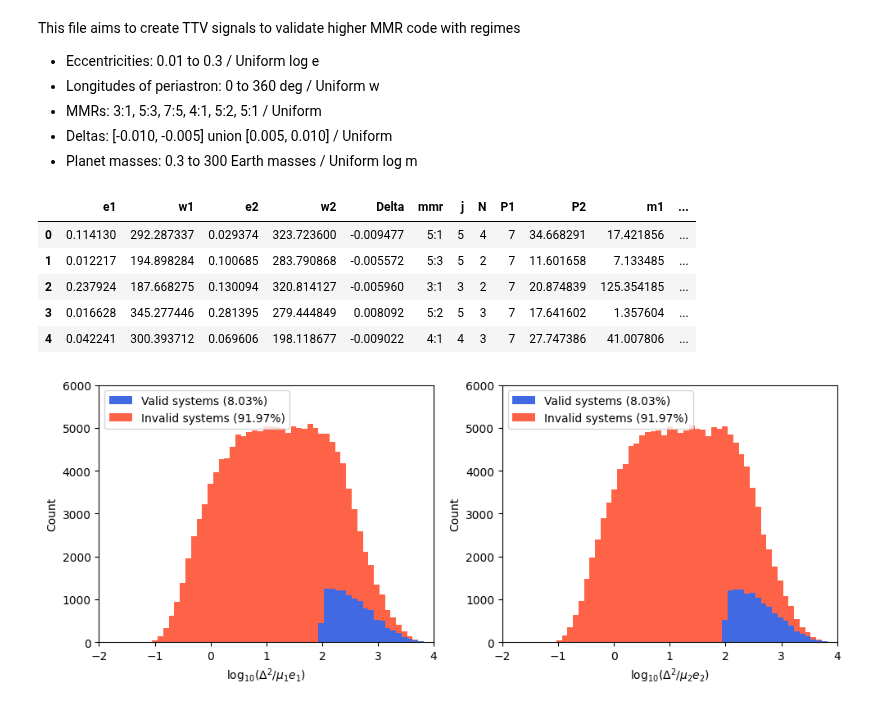
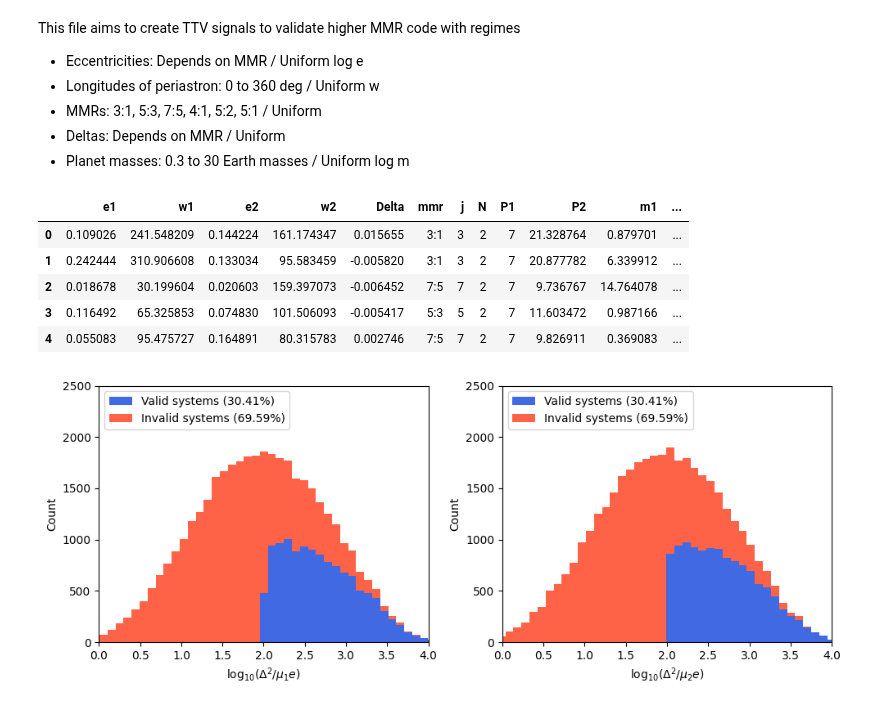
Before and after one commit to chatdanai-s/NATSUME, a Jupyter notebook: validation/2nd_order_TTVFast/create_params_deckagol.ipynb, the cells around one changed output. Drawn from its saved outputs; the diff is of its cells as text; code cells hidden in the pictures.

Commit message:
Dynamic e/Delta sampling in TTVFast validation

```diff
--- a/validation/2nd_order_TTVFast/create_params_deckagol.ipynb
+++ b/validation/2nd_order_TTVFast/create_params_deckagol.ipynb
@@ -18,32 +18,48 @@ from matplotlib.ticker import ScalarFormatter
 import tqdm
 # %% [markdown]
 This file aims to create TTV signals to validate higher MMR code with regimes
-- Eccentricities: 0.01 to 0.3 / Uniform log e
+- Eccentricities: Depends on MMR / Uniform log e
 - Longitudes of periastron: 0 to 360 deg / Uniform w
 - MMRs: 3:1, 5:3, 7:5, 4:1, 5:2, 5:1 / Uniform
-- Deltas: [-0.010, -0.005] union [0.005, 0.010] / Uniform
-- Planet masses: 0.3 to 300 Earth masses / Uniform log m
+- Deltas: Depends on MMR / Uniform
+- Planet masses: 0.3 to 30 Earth masses / Uniform log m
 # %%
-# Create 150k samples
-size = 150000
+# Create 40k samples
+size = 40000
 mstar = 1
 
-e1 = 10 ** np.random.uniform(low=-2, high=-0.5, size=size)
-e2 = 10 ** np.random.uniform(low=-2, high=-0.5, size=size)
-w1 = np.random.uniform(low=0, high=360, size=size)
-w2 = np.random.uniform(low=0, high=360, size=size)
-
-mmr = np.random.choice(['3:1', '5:3', '7:5', '4:1', '5:2', '5:1'], size=size)
+# MMR -> j, N Sampling
+mmr_list = ['3:1', '5:3', '7:5', '4:1', '5:2', '5:1']
+mmr = np.random.choice(mmr_list, size=size)
 mmrparts = np.char.split(mmr, ':')  # Extract j:j-N
 j = np.array([int(p[0]) for p in mmrparts])
 N = np.array([int(p[0]) - int(p[1]) for p in mmrparts])
 
-Delta = np.random.uniform(low=0.005, high=0.010, size=size) * np.random.choice([-1, 1], size=size)
+# Dynamic Delta sampling
+mmr_conds = [(mmr == ratio) for ratio in mmr_list]
+Delta_mins = [0.005, 0.005, 0.0025, 0.005, 0.005, 0.015]
+Delta_maxes = [0.020, 0.015, 0.0075, 0.020, 0.015, 0.030]
+
+Delta_low = np.select(mmr_conds, [mn for mn in Delta_mins], default=0.05)
+Delta_high = np.select(mmr_conds, [mx for mx in Delta_maxes], default=0.10)
+Delta = np.random.uniform(low=Delta_low, high=Delta_high, size=size) * np.random.choice([-1, 1], size=size)
+
+# Dynamic e sampling
+loge_mins = [-2, -2, -2, -1.5, -1.5, -1.3]
+loge_low = np.select(mmr_conds, [loge for loge in loge_mins], default=-2)
+loge_high = -0.5
+
+e1 = 10 ** np.random.uniform(low=loge_low, high=loge_high, size=size)
+e2 = 10 ** np.random.uniform(low=loge_low, high=loge_high, size=size)
+w1 = np.random.uniform(low=0, high=360, size=size)
+w2 = np.random.uniform(low=0, high=360, size=size)
+
+# Everything else
 P1 = 7
 P2 = P1 * (Delta + 1) * j / (j-N)
 
-m1 = 10 ** np.random.uniform(low=-0.5, high=2.5, size=size)
-m2 = 10 ** np.random.uniform(low=-0.5, high=2.5, size=size)
+m1 = 10 ** np.random.uniform(low=-0.5, high=1.5, size=size)
+m2 = 10 ** np.random.uniform(low=-0.5, high=1.5, size=size)
 
 mu1 = (m1 * u.M_earth).to(mstar * u.M_sun).value
 mu2 = (m2 * u.M_earth).to(mstar * u.M_sun).value
@@ -72,39 +88,39 @@ df = pd.DataFrame({
 df.head()
 # %% [output]
 |  | e1 | w1 | e2 | w2 | Delta | mmr | j | N | P1 | P2 | m1 | ... |
-| 0 | 0.114130 | 292.287337 | 0.029374 | 323.723600 | -0.009477 | 5:1 | 5 | 4 | 7 | 34.668291 | 17.421856 | ... |
-| 1 | 0.012217 | 194.898284 | 0.100685 | 283.790868 | -0.005572 | 5:3 | 5 | 2 | 7 | 11.601658 | 7.133485 | ... |
-| 2 | 0.237924 | 187.668275 | 0.130094 | 320.814127 | -0.005960 | 3:1 | 3 | 2 | 7 | 20.874839 | 125.354185 | ... |
-| 3 | 0.016628 | 345.277446 | 0.281395 | 279.444849 | 0.008092 | 5:2 | 5 | 3 | 7 | 17.641602 | 1.357604 | ... |
-| 4 | 0.042241 | 300.393712 | 0.069606 | 198.118677 | -0.009022 | 4:1 | 4 | 3 | 7 | 27.747386 | 41.007806 | ... |
+| 0 | 0.109026 | 241.548209 | 0.144224 | 161.174347 | 0.015655 | 3:1 | 3 | 2 | 7 | 21.328764 | 0.879701 | ... |
+| 1 | 0.242444 | 310.906608 | 0.133034 | 95.583459 | -0.005820 | 3:1 | 3 | 2 | 7 | 20.877782 | 6.339912 | ... |
+| 2 | 0.018678 | 30.199604 | 0.020603 | 159.397073 | -0.006452 | 7:5 | 7 | 2 | 7 | 9.736767 | 14.764078 | ... |
+| 3 | 0.116492 | 65.325853 | 0.074830 | 101.506093 | -0.005417 | 5:3 | 5 | 2 | 7 | 11.603472 | 0.987166 | ... |
+| 4 | 0.055083 | 95.475727 | 0.164891 | 80.315783 | 0.002746 | 7:5 | 7 | 2 | 7 | 9.826911 | 0.369083 | ... |
 # %%
 # Histogram of validity condition
 fig, ax = plt.subplots(1, 2, figsize=(10, 4))
 fmt = lambda x: f"{x:.2f}".rstrip("0").rstrip(".")
 labels = [f"Valid systems ({fmt(valid_percent)}%)", f"Invalid systems ({fmt(100-valid_percent)}%)"]
 colors = ["royalblue", "tomato"]
-xlim = (-2, 4); ylim = (0, 6000)
+xlim = (-0, 4); ylim = (0, 2500)
 
 # Left histogram
 ax[0].hist([np.log10(validity1[valid]), np.log10(validity1[~valid])],
            bins=50, stacked=True, label=labels, color=colors)
-ax[0].set_xlabel('log$_{10}$($\Delta^2 / \mu_1 e_1$)')
+ax[0].set_xlabel('log$_{10}$($\Delta^2 / \mu_1 e$)')
 ax[0].set_ylabel('Count')
 ax[0].set_xlim(xlim); ax[0].set_ylim(ylim)
 ax[0].legend(loc='upper left')
 
 # Right histogram
 ax[1].hist([np.log10(validity2[valid]), np.log10(validity2[~valid])],
            bins=50, stacked=True, label=labels, color=colors)
-ax[1].set_xlabel('log$_{10}$($\Delta^2 / \mu_2 e_2$)')
+ax[1].set_xlabel('log$_{10}$($\Delta^2 / \mu_2 e$)')
 ax[1].set_ylabel('Count')
 ax[1].set_xlim(xlim); ax[1].set_ylim(ylim)
 ax[1].legend(loc='upper left')
 
 plt.tight_layout()
 plt.show()
 # %% [output]
-[figure, old version]
+[figure, new version]
 # %%
 # Export dataframe (Also remove invalid columns to save space)
 df[(df.valid == True)].to_csv("deckagol_TTVFast_params.csv", index=False)
```
Also changed, not shown: 14 other files.
